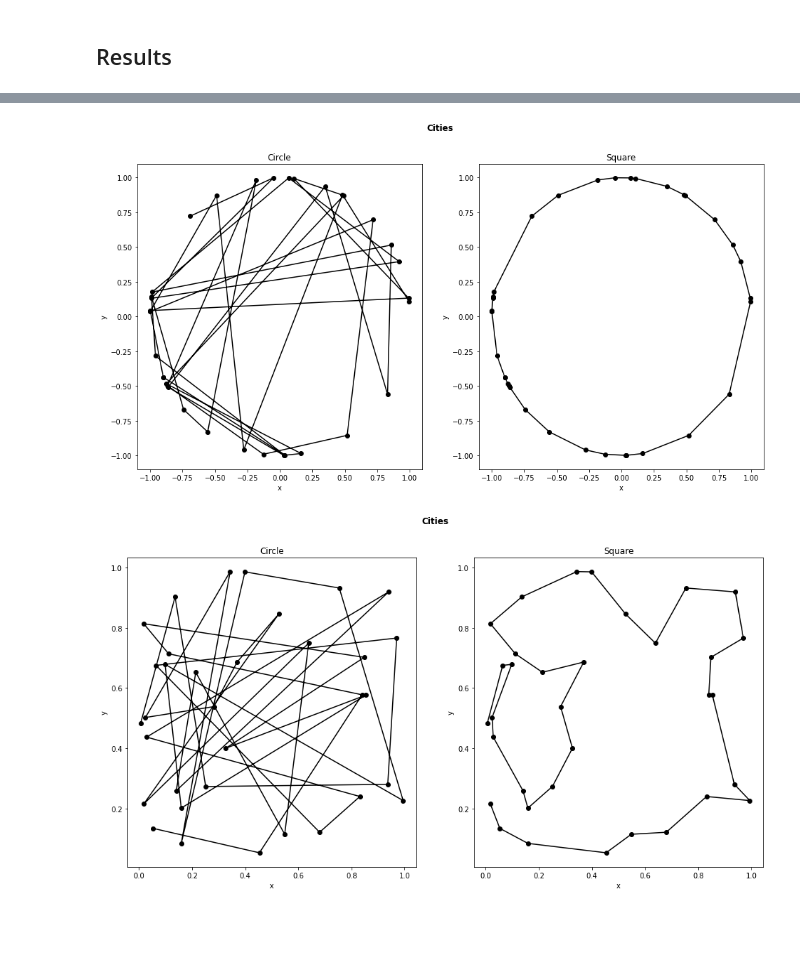
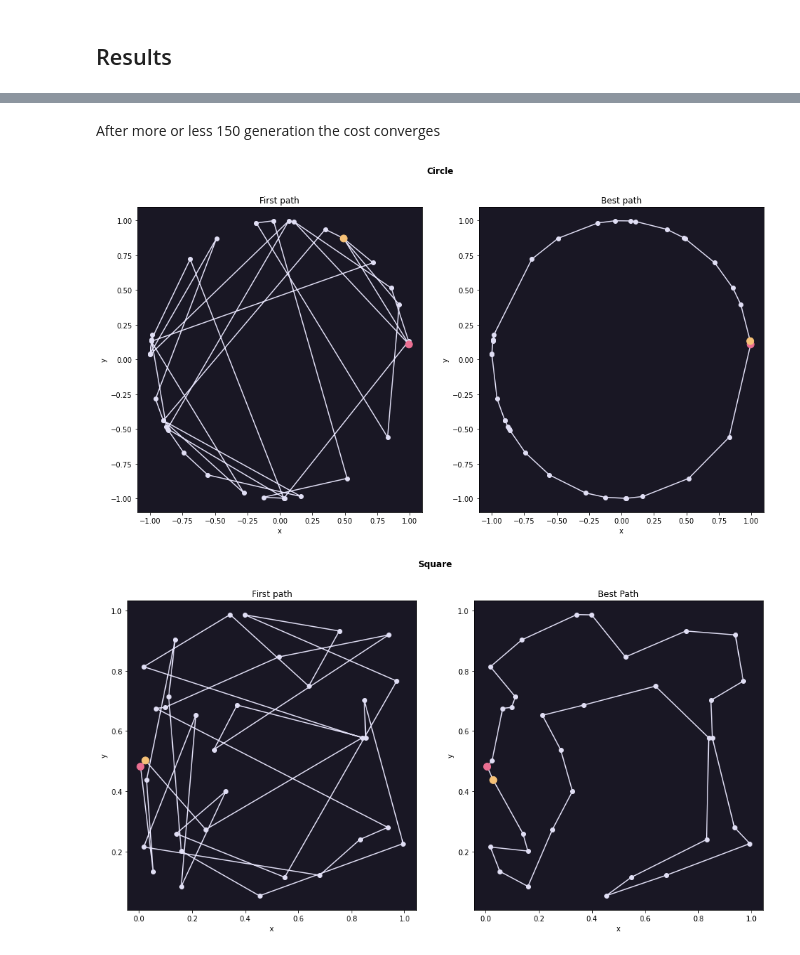
Before and after one commit to ormfav/LsnDavideVallenzasca, a Jupyter notebook: 09/09.ipynb, the cells around one changed output, grey strips where cells are left out. Cells and saved outputs as stored; diff of their text form; code cells hidden in the pictures; blank space fills up the shorter version.

```diff
--- a/09/09.ipynb
+++ b/09/09.ipynb
@@ -69,50 +81,61 @@ plt.show()
+# %% [markdown]
+After more or less 150 generation the cost converges
 # %%
 fig=plt.figure(figsize=(16, 8))
-plt.suptitle('Cities', weight='bold')
+plt.suptitle('Circle', weight='bold')
 
 plt.subplot(121)
-data = np.genfromtxt("out/091-firstpath_circle.csv", delimiter=",", skip_header=0)
-x=data[:,0]
-y=data[:,1]
-plt.plot(x,y, label='test', color='k', marker="o")
+fig.axes[0].set_facecolor(stb)
+data = np.genfromtxt("out/091-firstpath_circle.csv", delimiter=",", skip_header=1)
+x=np.append(data[:,0],data[0,0])
+y=np.append(data[:,1],data[0,1])
+plt.plot(x,y, label='test', c=ste, marker="o",zorder=-1)
+plt.scatter(x[:2],y[:2], label='test', c=[rde,nde], marker="o",s=100)
+
 plt.xlabel('x')
 plt.ylabel('y')
-plt.title('Circle')
+plt.title('First path')
 
 
 plt.subplot(122)
-data = np.genfromtxt("out/091-bestpath_circle.csv", delimiter=",", skip_header=0)
-x=data[:,0]
-y=data[:,1]
-plt.plot(x,y, label='test', color='k', marker="o")
+fig.axes[1].set_facecolor(stb)
+data = np.genfromtxt("out/091-bestpath_circle.csv", delimiter=",", skip_header=1)
+x=np.append(data[:,0],data[0,0])
+y=np.append(data[:,1],data[0,1])
+plt.plot(x,y, label='test', c=ste, marker="o",zorder=-1)
+plt.scatter(x[:2],y[:2], label='test', c=[rde,nde], marker="o",s=100)
 plt.xlabel('x')
 plt.ylabel('y')
-plt.title('Square')
+plt.title('Best path')
 plt.show()
 # %% [output]
-[figure, old version]
+[figure, new version]
 # %%
 fig=plt.figure(figsize=(16, 8))
-plt.suptitle('Cities', weight='bold')
+plt.suptitle('Square', weight='bold')
 
 plt.subplot(121)
-data = np.genfromtxt("out/091-firstpath_square.csv", delimiter=",", skip_header=0)
-x=data[:,0]
-y=data[:,1]
-plt.plot(x,y, label='test', color='k', marker="o")
+fig.axes[0].set_facecolor(stb)
+data = np.genfromtxt("out/091-firstpath_square.csv", delimiter=",", skip_header=1)
+x=np.append(data[:,0],data[0,0])
+y=np.append(data[:,1],data[0,1])
+plt.plot(x,y, label='test', c=ste, marker="o",zorder=-1)
+plt.scatter(x[:2],y[:2], label='test', c=[rde,nde], marker="o",s=100)
 plt.xlabel('x')
 plt.ylabel('y')
-plt.title('Circle')
+plt.title('First path')
 
 
 plt.subplot(122)
-data = np.genfromtxt("out/091-bestpath_square.csv", delimiter=",", skip_header=0)
-x=data[:,0]
-y=data[:,1]
-plt.plot(x,y, label='test', color='k', marker="o")
+fig.axes[1].set_facecolor(stb)
+data = np.genfromtxt("out/091-bestpath_square.csv", delimiter=",", skip_header=1)
+x=np.append(data[:,0],data[0,0])
+y=np.append(data[:,1],data[0,1])
+plt.plot(x,y, label='test', c=ste, marker="o",zorder=-1)
+plt.scatter(x[:2],y[:2], label='test', c=[rde,nde], marker="o",s=100)
 plt.xlabel('x')
 plt.ylabel('y')
-plt.title('Square')
+plt.title('Best Path')
 plt.show()
 # %% [output]
-[figure, old version]
+[figure, new version]
```
Also changed, not shown: parts of 1 cell of this notebook, 39 other files.
